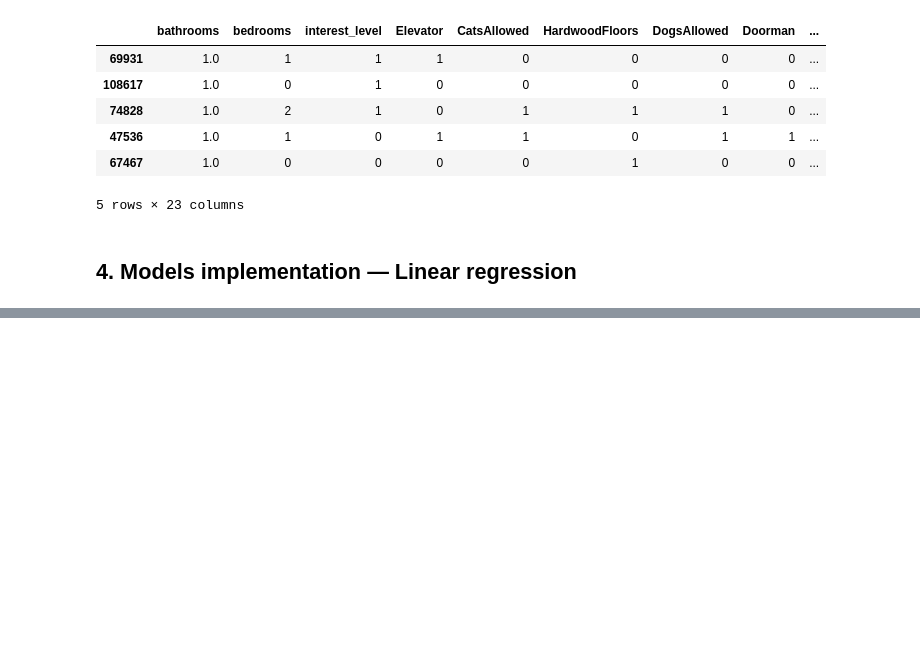
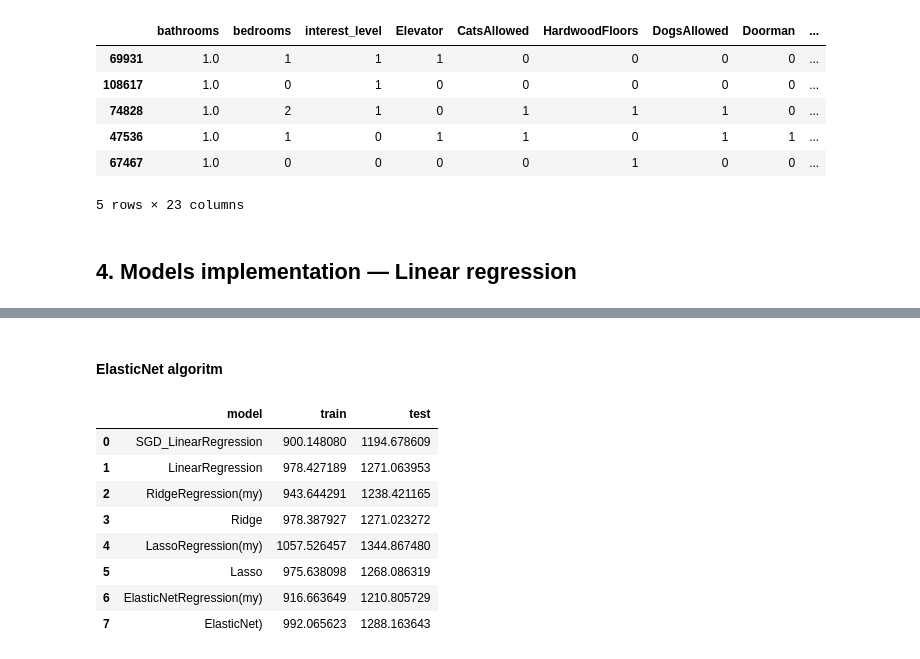
Before and after one commit to adellabr/LinearRegression, a Jupyter notebook: ML2.ipynb, the cells around one changed output, grey strips where cells are left out. Drawn from its saved outputs; the diff is of its cells as text; code cells hidden in the pictures; blank space fills up the shorter version.

```diff
--- a/ML2.ipynb
+++ b/ML2.ipynb
@@ -258,0 +433,2 @@ result_r2_score
+# %% [markdown]
+#### ElasticNet algoritm
@@ -258,0 +472,30 @@ result_r2_score
+# %%
+elasticN = ElasticNetRegression()
+elasticN.fit(X_train, y_train)
+Y_pred_train_EN = elasticN.predict(X_train)
+Y_pred_test_EN = elasticN.predict(X_test)
+# %%
+result_MAE.loc[len(result_MAE)] = ['ElasticNetRegression(my)', MAE(y_train, Y_pred_train_EN), MAE(y_test, Y_pred_test_EN)]
+result_RMSE.loc[len(result_RMSE)] = ['ElasticNetRegression(my)', RMSE(y_train, Y_pred_train_EN), RMSE(y_test, Y_pred_test_EN)]
+result_r2_score.loc[len(result_r2_score)] = ['ElasticNetRegression(my)', r2_score(y_train, Y_pred_train_EN), r2_score(y_test, Y_pred_test_EN)]
+# %%
+elasticNet = ElasticNet()
+elasticNet.fit(X_train, y_train)
+Y_pred_train_ENet = elasticNet.predict(X_train)
+Y_pred_test_ENet = elasticNet.predict(X_test)
+# %%
+result_MAE.loc[len(result_MAE)] = ['ElasticNet)', MAE(y_train, Y_pred_train_ENet), MAE(y_test, Y_pred_test_ENet)]
+result_RMSE.loc[len(result_RMSE)] = ['ElasticNet', RMSE(y_train, Y_pred_train_ENet), RMSE(y_test, Y_pred_test_ENet)]
+result_r2_score.loc[len(result_r2_score)] = ['ElasticNet', r2_score(y_train, Y_pred_train_ENet), r2_score(y_test, Y_pred_test_ENet)]
+# %%
+result_MAE
+# %% [output]
+|  | model | train | test |
+| 0 | SGD_LinearRegression | 900.148080 | 1194.678609 |
+| 1 | LinearRegression | 978.427189 | 1271.063953 |
+| 2 | RidgeRegression(my) | 943.644291 | 1238.421165 |
+| 3 | Ridge | 978.387927 | 1271.023272 |
+| 4 | LassoRegression(my) | 1057.526457 | 1344.867480 |
+| 5 | Lasso | 975.638098 | 1268.086319 |
+| 6 | ElasticNetRegression(my) | 916.663649 | 1210.805729 |
+| 7 | ElasticNet) | 992.065623 | 1288.163643 |
```
Also changed, not shown: parts of 44 cells of this notebook.
